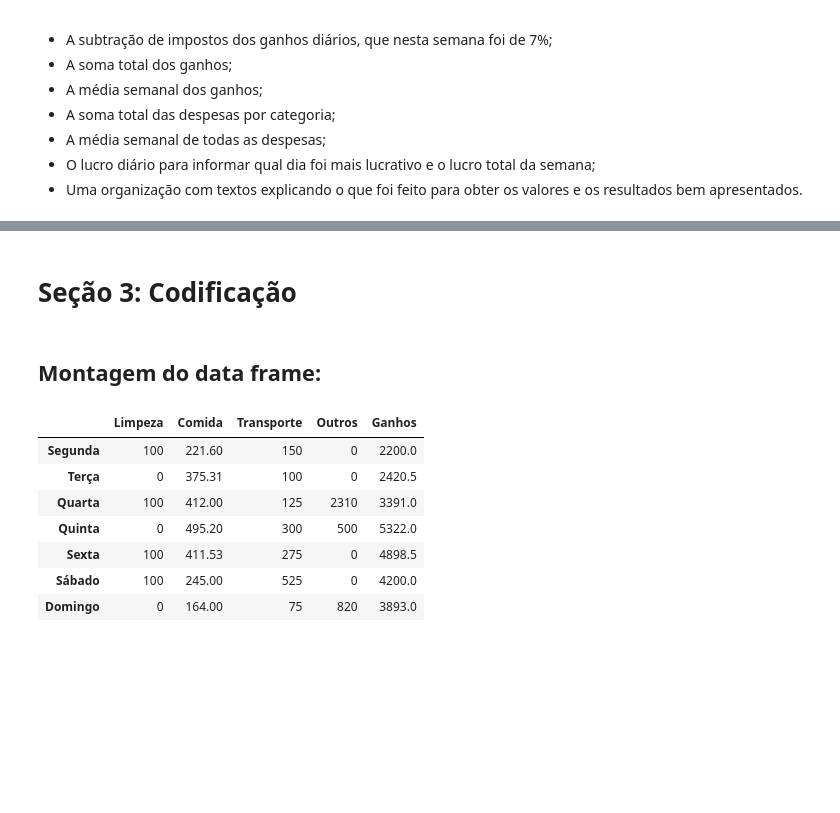
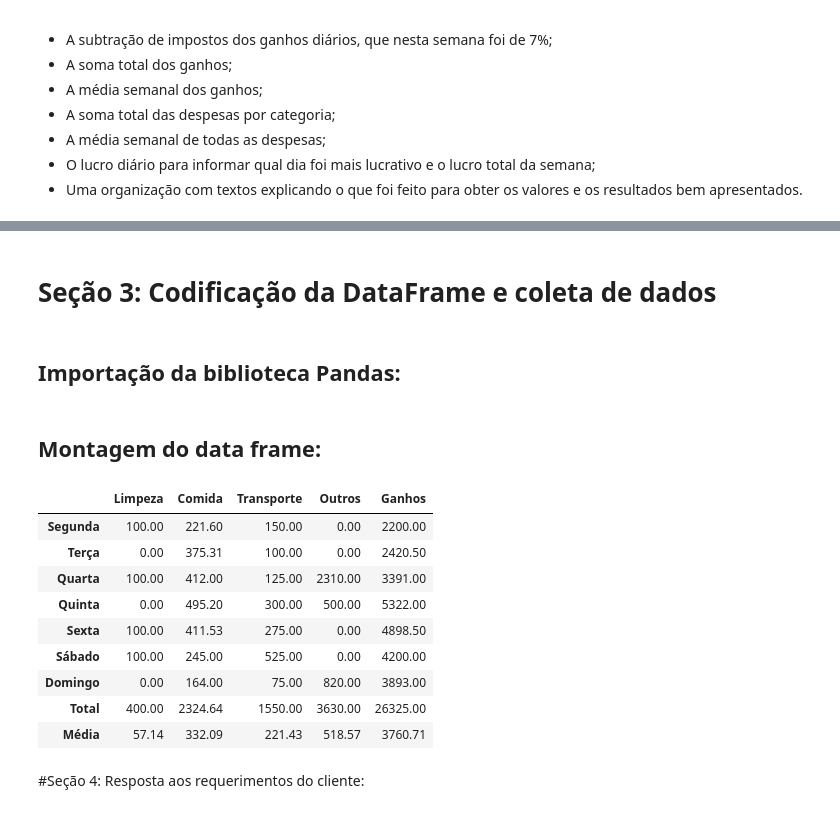
Before and after one commit to mouravitor313/Projeto-Individual-M4, a Jupyter notebook: p1m4.ipynb, the cells around one changed output, grey strips where cells are left out. Saved outputs shown, nothing was run; the diff lists cells and outputs as text; code cells hidden in the pictures; blank space fills up the shorter version.

```diff
--- a/p1m4.ipynb
+++ b/p1m4.ipynb
@@ -34,4 +40,7 @@ Além disso, ele informou que os ganhos não estão nessa planilha, mas que ele
 # %% [markdown]
-# Seção 3: Codificação
+# Seção 3: Codificação da DataFrame e coleta de dados
+# %% [markdown]
+**Importação da biblioteca Pandas:**
+---
 # %%
 import pandas as pd
@@ -40,15 +48,19 @@ import numpy as np
 **Montagem do data frame:**
 ---
 # %%
-dados_semanais = {'Limpeza':[100,0,100,0,100,100,0], 'Comida':[221.60, 375.31, 412.00, 495.20, 411.53, 245.00, 164.00], 'Transporte':[150,100,125,300,275,525,75], 'Outros':[0,0,2310,500,0,0,820], 'Ganhos':[2200, 2420.50, 3391, 5322, 4898.50, 4200, 3893]}
-df = pd.DataFrame(dados_semanais, index = ['Segunda','Terça','Quarta','Quinta','Sexta','Sábado','Domingo'])
+dados_semanais = {'Limpeza':[100,0,100,0,100,100,0,400.00,57.14], 'Comida':[221.60, 375.31, 412.00, 495.20, 411.53, 245.00, 164.00, 2324.64, 332.09], 'Transporte':[150,100,125,300,275,525,75,1550.00,221.43], 'Outros':[0,0,2310,500,0,0,820,3630.00,518.57], 'Ganhos':[2200, 2420.50, 3391, 5322, 4898.50, 4200, 3893, 26325, 3760.71]}
+df = pd.DataFrame(dados_semanais, index = ['Segunda','Terça','Quarta','Quinta','Sexta','Sábado','Domingo', 'Total', 'Média'])
 df
 # %% [output]
 |  | Limpeza | Comida | Transporte | Outros | Ganhos |
-| Segunda | 100 | 221.60 | 150 | 0 | 2200.0 |
-| Terça | 0 | 375.31 | 100 | 0 | 2420.5 |
-| Quarta | 100 | 412.00 | 125 | 2310 | 3391.0 |
-| Quinta | 0 | 495.20 | 300 | 500 | 5322.0 |
-| Sexta | 100 | 411.53 | 275 | 0 | 4898.5 |
-| Sábado | 100 | 245.00 | 525 | 0 | 4200.0 |
-| Domingo | 0 | 164.00 | 75 | 820 | 3893.0 |
+| Segunda | 100.00 | 221.60 | 150.00 | 0.00 | 2200.00 |
+| Terça | 0.00 | 375.31 | 100.00 | 0.00 | 2420.50 |
+| Quarta | 100.00 | 412.00 | 125.00 | 2310.00 | 3391.00 |
+| Quinta | 0.00 | 495.20 | 300.00 | 500.00 | 5322.00 |
+| Sexta | 100.00 | 411.53 | 275.00 | 0.00 | 4898.50 |
+| Sábado | 100.00 | 245.00 | 525.00 | 0.00 | 4200.00 |
+| Domingo | 0.00 | 164.00 | 75.00 | 820.00 | 3893.00 |
+| Total | 400.00 | 2324.64 | 1550.00 | 3630.00 | 26325.00 |
+| Média | 57.14 | 332.09 | 221.43 | 518.57 | 3760.71 |
+# %% [markdown]
+#Seção 4: Resposta aos requerimentos do cliente:
```
Also changed, not shown: parts of 18 cells of this notebook.
